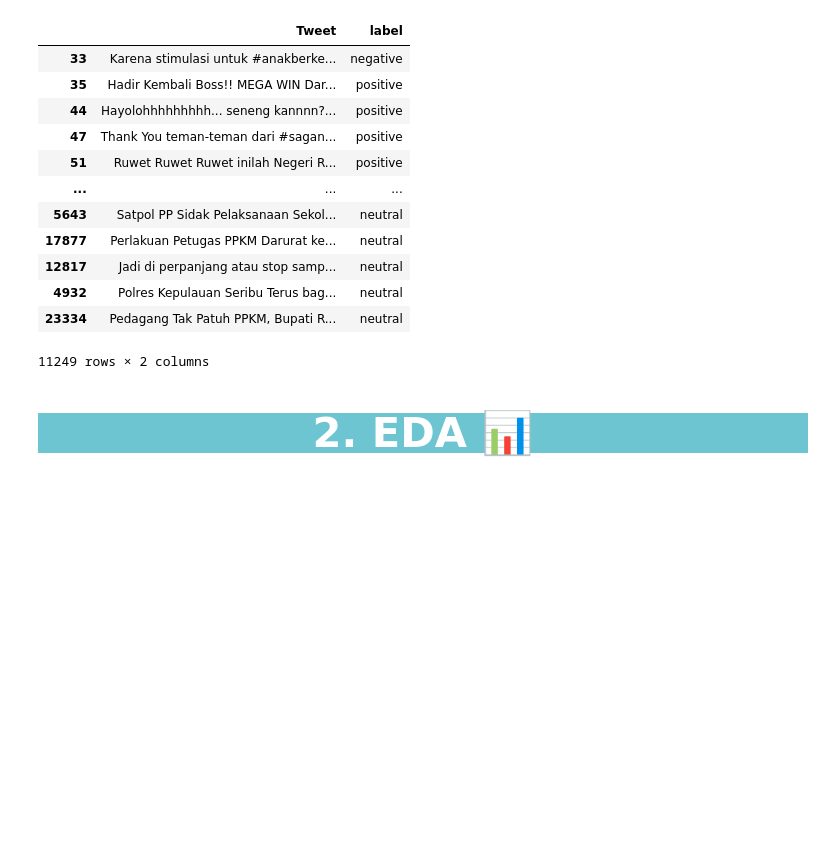
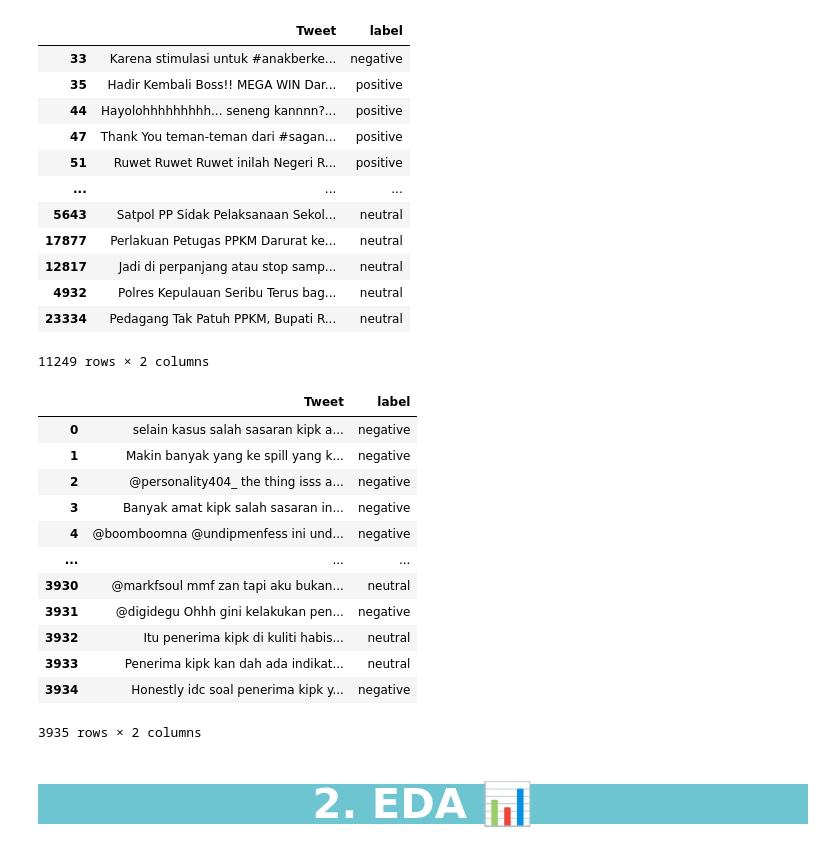
Before and after one commit to rizkyyanuark/Sentiment-Analysis-KIPK-based-Tweets-from-X, a Jupyter notebook: Sentiment_Analisis_Program_KIPK_Glove.ipynb, the cells around one changed output. Cells and saved outputs as stored; diff of their text form; code cells hidden in the pictures; blank space fills up the shorter version.

```diff
--- a/Sentiment_Analisis_Program_KIPK_Glove.ipynb
+++ b/Sentiment_Analisis_Program_KIPK_Glove.ipynb
@@ -183,4 +189,22 @@ df2
 | 4932 | Polres Kepulauan Seribu Terus bag... | neutral |
 | 23334 | Pedagang Tak Patuh PPKM, Bupati R... | neutral |
 11249 rows × 2 columns
+# %%
+df3 = pd.read_csv(r"https://raw.githubusercontent.com/rizky-22017-mhs-unesa-ac-id/Sentiment-Analysis-of-KIP-Recipients-based-on-Tweets-from-X/main/Dataset/sentimen%20label.csv")
+df3.rename(columns={"polarity": "label",'tweet':'Tweet'}, inplace=True)
+df3
+# %% [output]
+|  | Tweet | label |
+| 0 | selain kasus salah sasaran kipk a... | negative |
+| 1 | Makin banyak yang ke spill yang k... | negative |
+| 2 | @personality404_ the thing isss a... | negative |
+| 3 | Banyak amat kipk salah sasaran in... | negative |
+| 4 | @boomboomna @undipmenfess ini und... | negative |
+| ... | ... | ... |
+| 3930 | @markfsoul mmf zan tapi aku bukan... | neutral |
+| 3931 | @digidegu Ohhh gini kelakukan pen... | negative |
+| 3932 | Itu penerima kipk di kuliti habis... | neutral |
+| 3933 | Penerima kipk kan dah ada indikat... | neutral |
+| 3934 | Honestly idc soal penerima kipk y... | negative |
+3935 rows × 2 columns
 # %%
```
Also changed, not shown: parts of 9 cells of this notebook, 12 other files.
